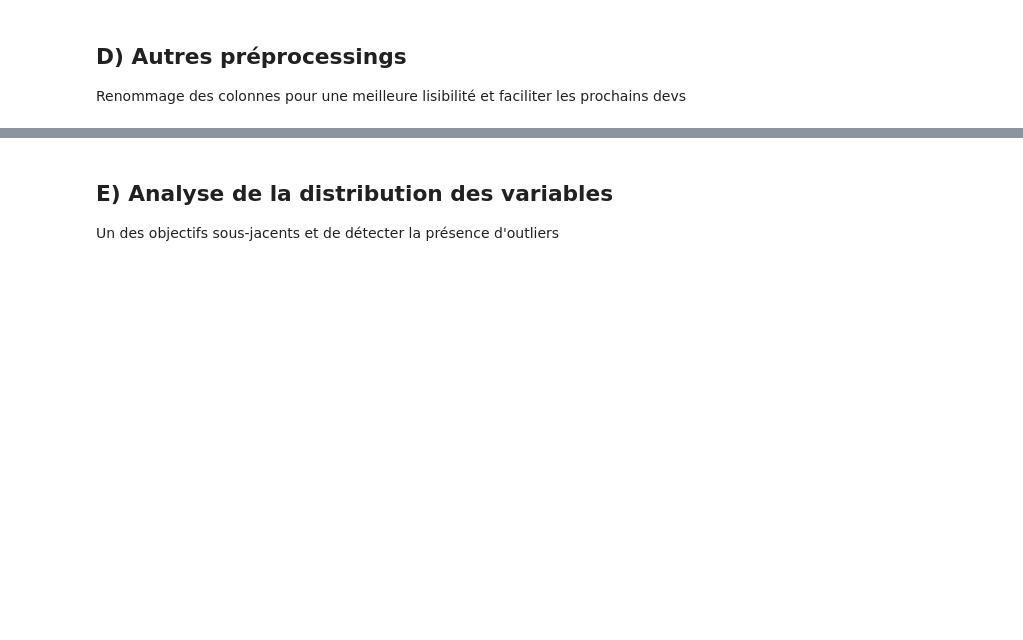
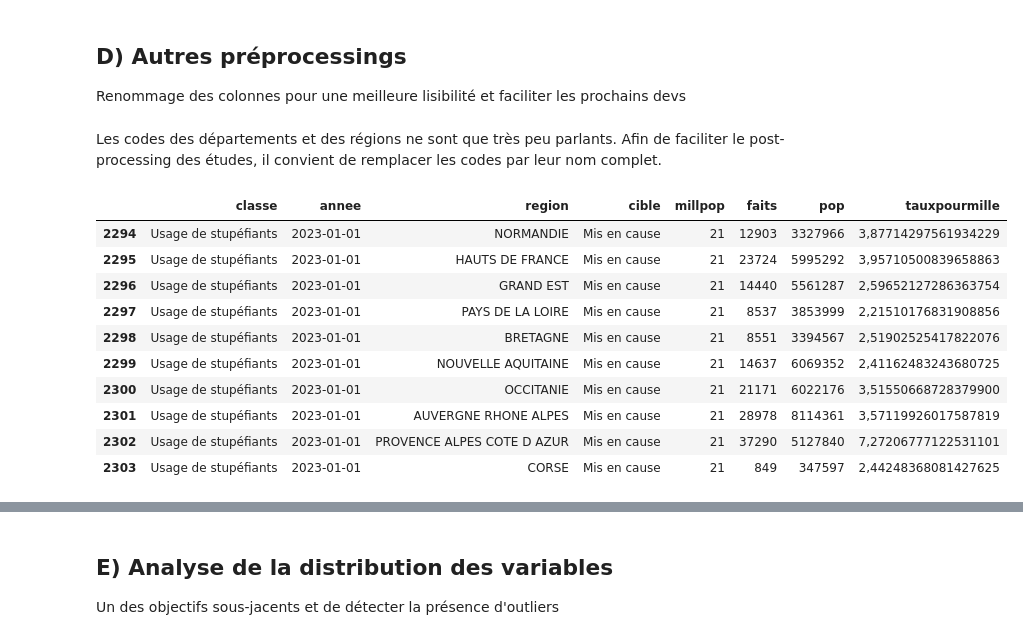
Before and after one commit to G-RELIQUET/Etude_Statistique_Delinquance, a Jupyter notebook: Etude.ipynb, the cells around one changed output, grey strips where cells are left out. Saved outputs shown, nothing was run; the diff lists cells and outputs as text; code cells hidden in the pictures; blank space fills up the shorter version.

```diff
--- a/Etude.ipynb
+++ b/Etude.ipynb
@@ -201,5 +201,26 @@ dictionnaire = {'Code.département': 'departement',
                 'unité.de.compte': 'cible',
                 'POP':'pop',
                 'millPOP':'millpop'}
-reg=reg.rename(dictionnaire, axis = 1)
+dep=dep.rename(dictionnaire, axis = 1)
 #dep.head(1)
+# %% [markdown]
+Les codes des départements et des régions ne sont que très peu parlants. Afin de faciliter le post-processing des études, il convient de remplacer les codes par leur nom complet.
+# %%
+## DataFrame reg
+#L'idée est ici de créer un dictionnaire clé-valeur issu d'un json (source dans le fichier README) pour "traduire" le code dans le nom de la région
+json_cles_reg=pd.read_json('anciennes-nouvelles-regions.json')
+dico_reg=json_cles_reg.set_index('new_code')['region'].to_dict()
+reg['region']=reg['region'].map(dico_reg)
+reg.tail(10)
+# %% [output]
+|  | classe | annee | region | cible | millpop | faits | pop | tauxpourmille |
+| 2294 | Usage de stupéfiants | 2023-01-01 | NORMANDIE | Mis en cause | 21 | 12903 | 3327966 | 3,87714297561934229 |
+| 2295 | Usage de stupéfiants | 2023-01-01 | HAUTS DE FRANCE | Mis en cause | 21 | 23724 | 5995292 | 3,95710500839658863 |
+| 2296 | Usage de stupéfiants | 2023-01-01 | GRAND EST | Mis en cause | 21 | 14440 | 5561287 | 2,59652127286363754 |
+| 2297 | Usage de stupéfiants | 2023-01-01 | PAYS DE LA LOIRE | Mis en cause | 21 | 8537 | 3853999 | 2,21510176831908856 |
+| 2298 | Usage de stupéfiants | 2023-01-01 | BRETAGNE | Mis en cause | 21 | 8551 | 3394567 | 2,51902525417822076 |
+| 2299 | Usage de stupéfiants | 2023-01-01 | NOUVELLE AQUITAINE | Mis en cause | 21 | 14637 | 6069352 | 2,41162483243680725 |
+| 2300 | Usage de stupéfiants | 2023-01-01 | OCCITANIE | Mis en cause | 21 | 21171 | 6022176 | 3,51550668728379900 |
+| 2301 | Usage de stupéfiants | 2023-01-01 | AUVERGNE RHONE ALPES | Mis en cause | 21 | 28978 | 8114361 | 3,57119926017587819 |
+| 2302 | Usage de stupéfiants | 2023-01-01 | PROVENCE ALPES COTE D AZUR | Mis en cause | 21 | 37290 | 5127840 | 7,27206777122531101 |
+| 2303 | Usage de stupéfiants | 2023-01-01 | CORSE | Mis en cause | 21 | 849 | 347597 | 2,44248368081427625 |
```
Also changed, not shown: parts of 3 cells of this notebook, 2 other files.
